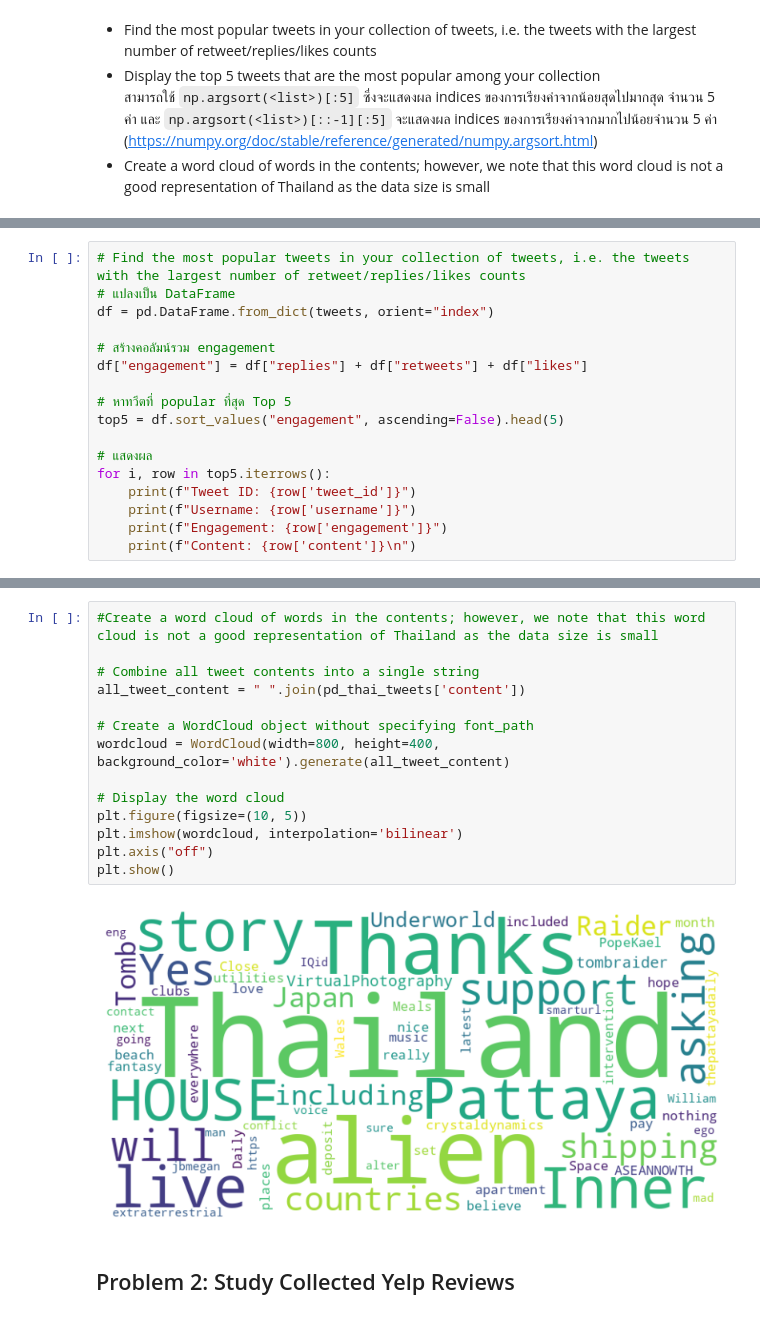
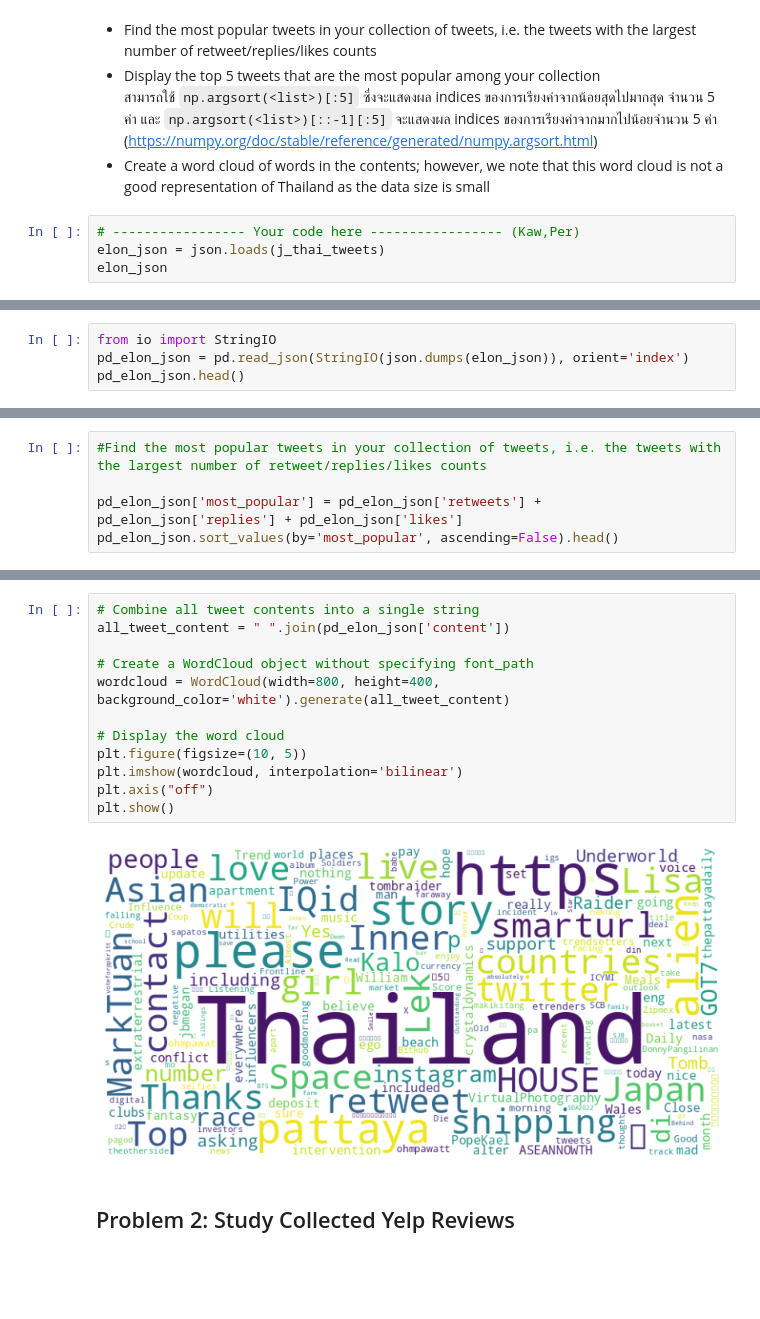
Before and after one commit to TKhahahah/Text_Analytics, a Jupyter notebook: Text_Analytics68.ipynb, the cells around one changed output, grey strips where cells are left out. Drawn from its saved outputs; the diff is of its cells as text; blank space fills up the shorter version.

```diff
--- a/Text_Analytics68.ipynb
+++ b/Text_Analytics68.ipynb
@@ -102,3 +102,7 @@ pd_thai_tweets.shape
 * Display the top 5 tweets that are the most popular among your collection \
 สามารถใช้ `np.argsort(<list>)[:5]` ซึ่งจะแสดงผล indices ของการเรียงค่าจากน้อยสุดไปมากสุด จำนวน 5 ค่า และ `np.argsort(<list>)[::-1][:5]` จะแสดงผล indices ของการเรียงค่าจากมากไปน้อยจำนวน 5 ค่า (https://numpy.org/doc/stable/reference/generated/numpy.argsort.html)
 * Create a word cloud of words in the contents; however, we note that this word cloud is not a good representation of Thailand as the data size is small
+# %%
+# ----------------- Your code here ----------------- (Kaw,Per)
+elon_json = json.loads(j_thai_tweets)
+elon_json
@@ -104,0 +127,4 @@ pd_thai_tweets.shape
+# %%
+from io import StringIO
+pd_elon_json = pd.read_json(StringIO(json.dumps(elon_json)), orient='index')
+pd_elon_json.head()
@@ -170,20 +188,8 @@ for tag, count in hashtag_counts.items():
 thailand: 1
 Thailand: 1
 # %%
-# Find the most popular tweets in your collection of tweets, i.e. the tweets with the largest number of retweet/replies/likes counts
-# แปลงเป็น DataFrame
-df = pd.DataFrame.from_dict(tweets, orient="index")
+#Find the most popular tweets in your collection of tweets, i.e. the tweets with the largest number of retweet/replies/likes counts
 
-# สร้างคอลัมน์รวม engagement
-df["engagement"] = df["replies"] + df["retweets"] + df["likes"]
-
-# หาทวีตที่ popular ที่สุด Top 5
-top5 = df.sort_values("engagement", ascending=False).head(5)
-
-# แสดงผล
-for i, row in top5.iterrows():
-    print(f"Tweet ID: {row['tweet_id']}")
-    print(f"Username: {row['username']}")
-    print(f"Engagement: {row['engagement']}")
-    print(f"Content: {row['content']}\n")
+pd_elon_json['most_popular'] = pd_elon_json['retweets'] + pd_elon_json['replies'] + pd_elon_json['likes']
+pd_elon_json.sort_values(by='most_popular', ascending=False).head()
 # %% [output]
@@ -226,19 +229,17 @@ top5
 # %%
-#Create a word cloud of words in the contents; however, we note that this word cloud is not a good representation of Thailand as the data size is small
-
 # Combine all tweet contents into a single string
-all_tweet_content = " ".join(pd_thai_tweets['content'])
+all_tweet_content = " ".join(pd_elon_json['content'])
 
 # Create a WordCloud object without specifying font_path
 wordcloud = WordCloud(width=800, height=400, background_color='white').generate(all_tweet_content)
 
 # Display the word cloud
 plt.figure(figsize=(10, 5))
 plt.imshow(wordcloud, interpolation='bilinear')
 plt.axis("off")
 plt.show()
 # %% [output]
-[figure, old version]
+[figure, new version]
 # %% [markdown]
 ## Problem 2: Study Collected Yelp Reviews
 # %% [markdown]
```
Also changed, not shown: parts of 31 cells of this notebook.
